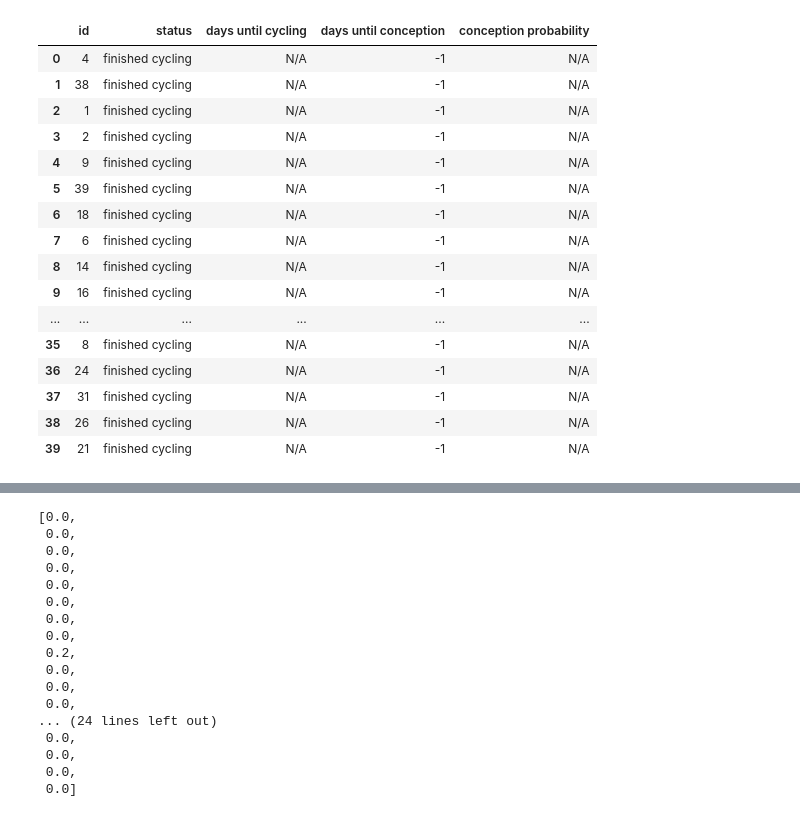
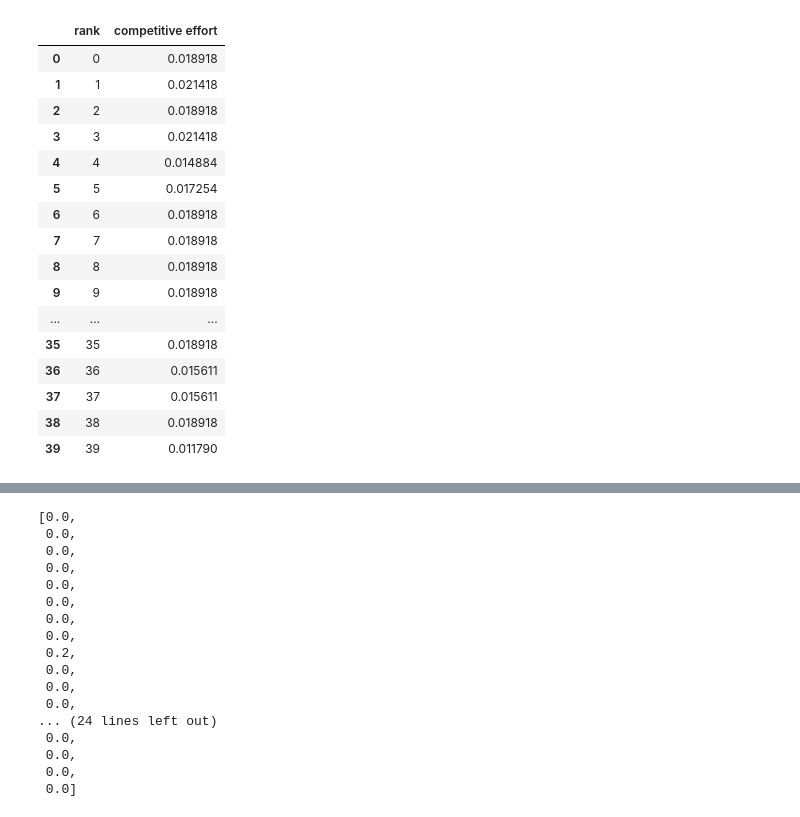
Before and after one commit to kevinrosenfield/FertilitySignalsABM, a Jupyter notebook: pymate_tests.ipynb, the cells around one changed output, grey strips where cells are left out. Cells and saved outputs as stored; diff of their text form; code cells hidden in the pictures.

```diff
--- a/pymate_tests.ipynb
+++ b/pymate_tests.ipynb
@@ -73,27 +72,30 @@ female_data = pymate.pd.DataFrame({
     'conception probability': [f.conception_probability for f in all_females]
 })
 
-male_data = pymate.pd.DataFrame([{}])
+male_data = pymate.pd.DataFrame({
+    'rank': [f.rank for f in model.groups[0].males],
+    'competitive effort': [f.competitive_effort for f in model.groups[0].males],
+})
-# %%
-female_data
-# %% [output]
-|  | id | status | days until cycling | days until conception | conception probability |
-| 0 | 4 | finished cycling | N/A | -1 | N/A |
-| 1 | 38 | finished cycling | N/A | -1 | N/A |
-| 2 | 1 | finished cycling | N/A | -1 | N/A |
-| 3 | 2 | finished cycling | N/A | -1 | N/A |
-| 4 | 9 | finished cycling | N/A | -1 | N/A |
-| 5 | 39 | finished cycling | N/A | -1 | N/A |
-| 6 | 18 | finished cycling | N/A | -1 | N/A |
-| 7 | 6 | finished cycling | N/A | -1 | N/A |
-| 8 | 14 | finished cycling | N/A | -1 | N/A |
-| 9 | 16 | finished cycling | N/A | -1 | N/A |
-| ... | ... | ... | ... | ... | ... |
-| 35 | 8 | finished cycling | N/A | -1 | N/A |
-| 36 | 24 | finished cycling | N/A | -1 | N/A |
-| 37 | 31 | finished cycling | N/A | -1 | N/A |
-| 38 | 26 | finished cycling | N/A | -1 | N/A |
-| 39 | 21 | finished cycling | N/A | -1 | N/A |
+# %%
+male_data
+# %% [output]
+|  | rank | competitive effort |
+| 0 | 0 | 0.018918 |
+| 1 | 1 | 0.021418 |
+| 2 | 2 | 0.018918 |
+| 3 | 3 | 0.021418 |
+| 4 | 4 | 0.014884 |
+| 5 | 5 | 0.017254 |
+| 6 | 6 | 0.018918 |
+| 7 | 7 | 0.018918 |
+| 8 | 8 | 0.018918 |
+| 9 | 9 | 0.018918 |
+| ... | ... | ... |
+| 35 | 35 | 0.018918 |
+| 36 | 36 | 0.015611 |
+| 37 | 37 | 0.015611 |
+| 38 | 38 | 0.018918 |
+| 39 | 39 | 0.011790 |
 # %%
 pymate.plt.figure(figsize = (14,5))
 fig = pymate.sns.heatmap(a,cmap='RdYlGn_r')
```
Also changed, not shown: parts of 4 cells of this notebook, 2 other files.
